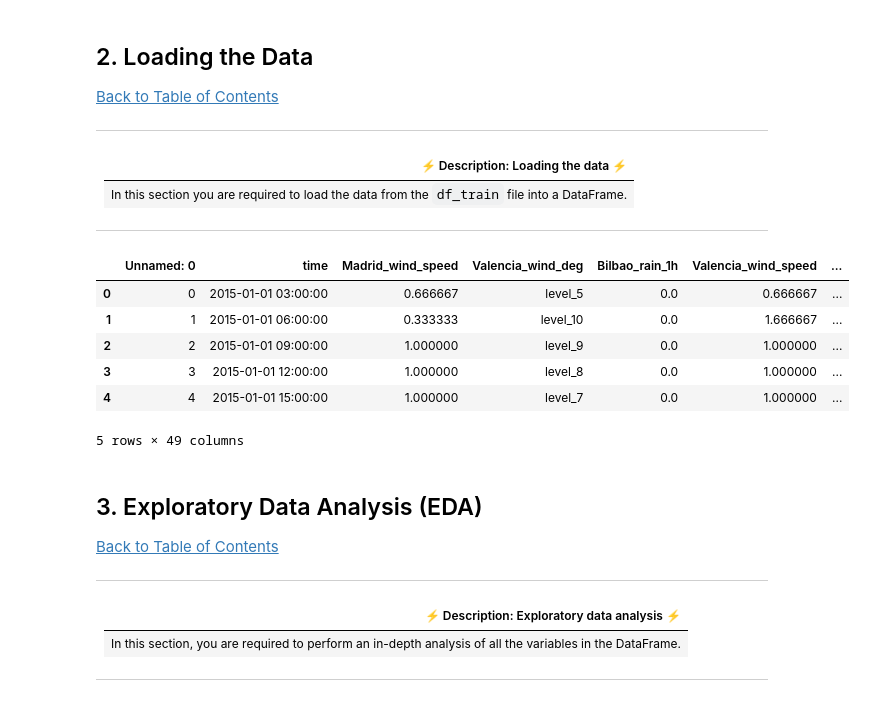
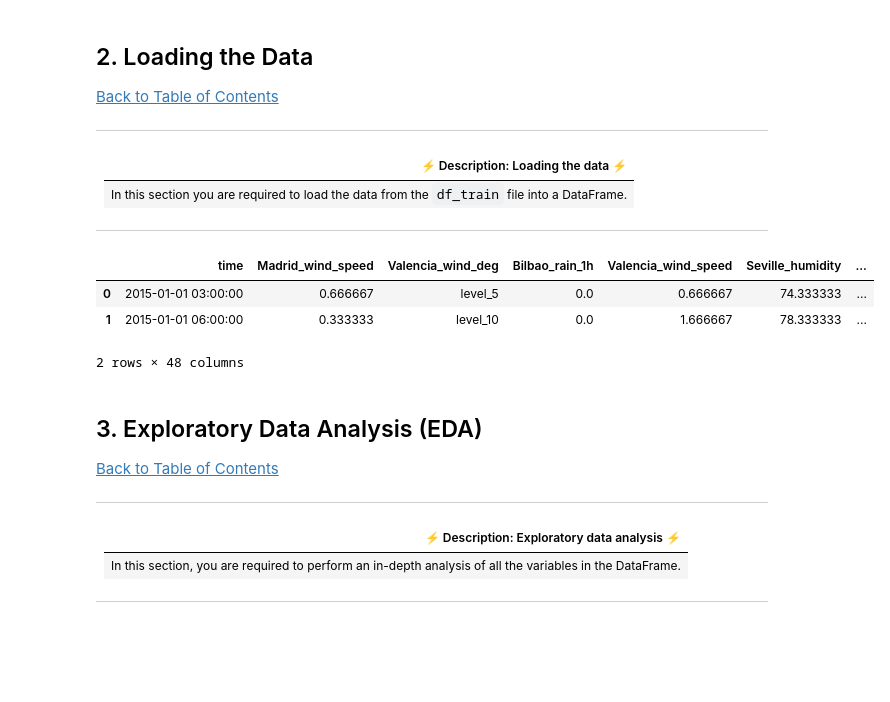
Before and after one commit to Explore-AI/load-shortfall-regression-predict-api, a Jupyter notebook: starter-notebook.ipynb, the cells around one changed output. Saved outputs shown, nothing was run; the diff lists cells and outputs as text; code cells hidden in the pictures; blank space fills up the shorter version.

```diff
--- a/starter-notebook.ipynb
+++ b/starter-notebook.ipynb
@@ -80,16 +95,17 @@ PARAMETER_CONSTANT = '###'
 
 ---
 # %%
-df = pd.read_csv('df_train.csv')
-df.head()
+# load the data
+df = pd.read_csv("df_train.csv")
+df_test = pd.read_csv("df_test.csv")
+df.drop(df.columns[0], axis=1, inplace=True) #Inplace: If False, return a copy. Otherwise, do operation inplace and return None.
+df_test.drop(df_test.columns[0], axis=1, inplace=True)
+df.head(2)
 # %% [output]
-|  | Unnamed: 0 | time | Madrid_wind_speed | Valencia_wind_deg | Bilbao_rain_1h | Valencia_wind_speed | ... |
-| 0 | 0 | 2015-01-01 03:00:00 | 0.666667 | level_5 | 0.0 | 0.666667 | ... |
-| 1 | 1 | 2015-01-01 06:00:00 | 0.333333 | level_10 | 0.0 | 1.666667 | ... |
-| 2 | 2 | 2015-01-01 09:00:00 | 1.000000 | level_9 | 0.0 | 1.000000 | ... |
-| 3 | 3 | 2015-01-01 12:00:00 | 1.000000 | level_8 | 0.0 | 1.000000 | ... |
-| 4 | 4 | 2015-01-01 15:00:00 | 1.000000 | level_7 | 0.0 | 1.000000 | ... |
+|  | time | Madrid_wind_speed | Valencia_wind_deg | Bilbao_rain_1h | Valencia_wind_speed | Seville_humidity | ... |
+| 0 | 2015-01-01 03:00:00 | 0.666667 | level_5 | 0.0 | 0.666667 | 74.333333 | ... |
+| 1 | 2015-01-01 06:00:00 | 0.333333 | level_10 | 0.0 | 1.666667 | 78.333333 | ... |
-5 rows × 49 columns
+2 rows × 48 columns
 # %% [markdown]
 <a id="three"></a>
 ## 3. Exploratory Data Analysis (EDA)
```
Also changed, not shown: parts of 83 cells of this notebook, 2 other files.
